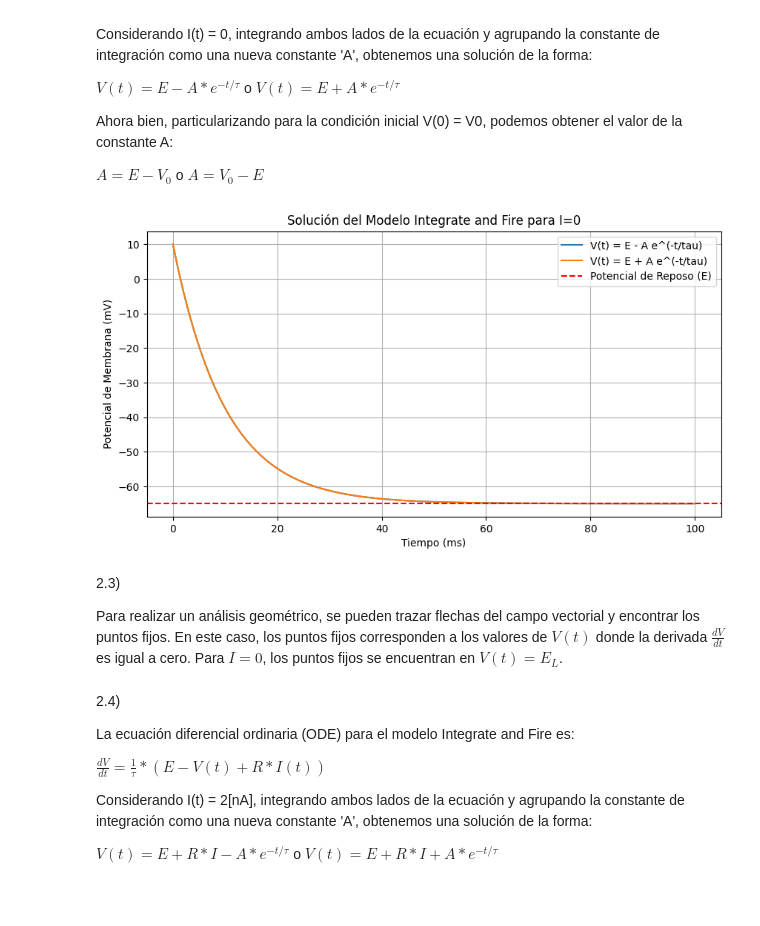
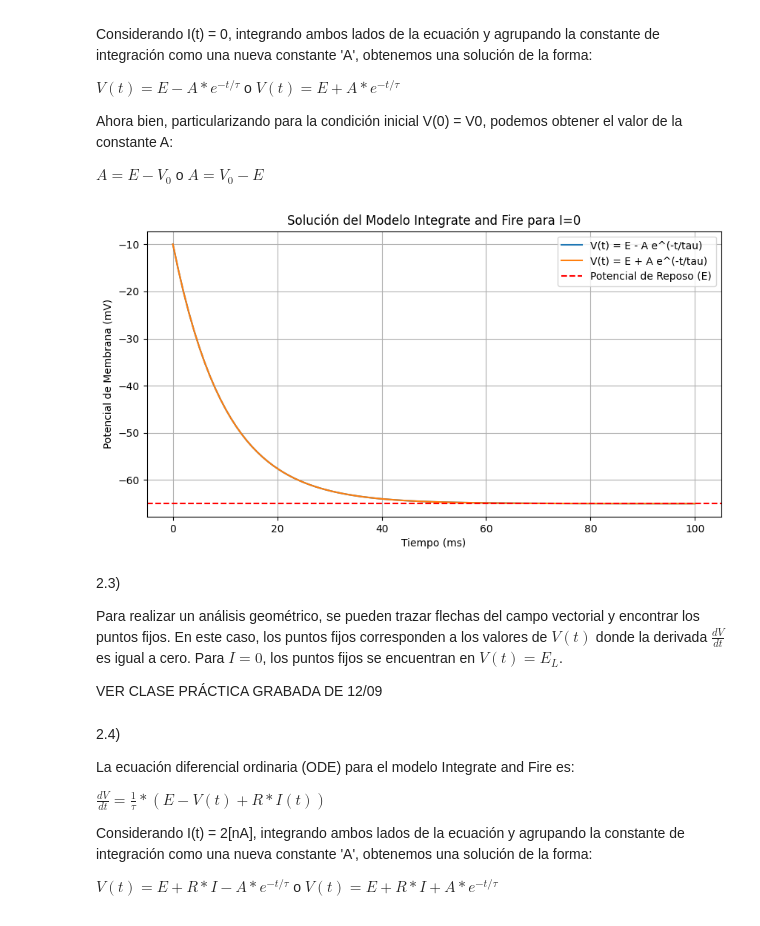
Before and after one commit to nicolassalomon96/Redes_Neuronales_FAMAF, a Jupyter notebook: TPs/TP5.ipynb, the cells around one changed output. Saved outputs shown, nothing was run; the diff lists cells and outputs as text; code cells hidden in the pictures.

```diff
--- a/TPs/TP5.ipynb
+++ b/TPs/TP5.ipynb
@@ -132,39 +132,38 @@ Ahora bien, particularizando para la condición inicial V(0) = V0, podemos obten
 $A = E - V_0$ o $A = V_0 - E$
 # %%
 # 2.2)
-import numpy as np
-import matplotlib.pyplot as plt
-
 # Parámetros
 tau = 10  # Constante de tiempo de membrana (ms)
 E = -65   # Potencial de reposo (mV)
-V0 = 10     # Condición inicial (mV)
+V0 = -10     # Condición inicial (mV)
 t = np.linspace(0, 100, 100)  # Intervalo de tiempo de 0 a 100 ms
 
 # Soluciones generales
 A1 = E - V0
 V1 = E - A1 * np.exp(-t / tau)
 
 A2 = V0 - E
 V2 = E + A2 * np.exp(-t / tau)
 
 # Gráfico
 plt.figure(figsize=(10, 5))
 plt.plot(t, V1, label='V(t) = E - A e^(-t/tau)')
 plt.plot(t, V2, label='V(t) = E + A e^(-t/tau)')
 plt.axhline(y=E, color='r', linestyle='--', label='Potencial de Reposo (E)')
 plt.xlabel('Tiempo (ms)')
 plt.ylabel('Potencial de Membrana (mV)')
 plt.title('Solución del Modelo Integrate and Fire para I=0')
 plt.legend()
 plt.grid()
 plt.show()
 # %% [output]
-[figure, old version]
+[figure, new version]
 # %% [markdown]
 2.3)
 
 Para realizar un análisis geométrico, se pueden trazar flechas del campo vectorial y encontrar los puntos fijos. En este caso, los puntos fijos corresponden a los valores de $V(t)$ donde la derivada $\frac{dV}{dt}$ es igual a cero. Para $I=0$, los puntos fijos se encuentran en $V(t) = E_L$.
+
+VER CLASE PRÁCTICA GRABADA DE 12/09
 # %% [markdown]
 2.4)
 
```
Also changed, not shown: parts of 4 cells of this notebook, 4 other files.
